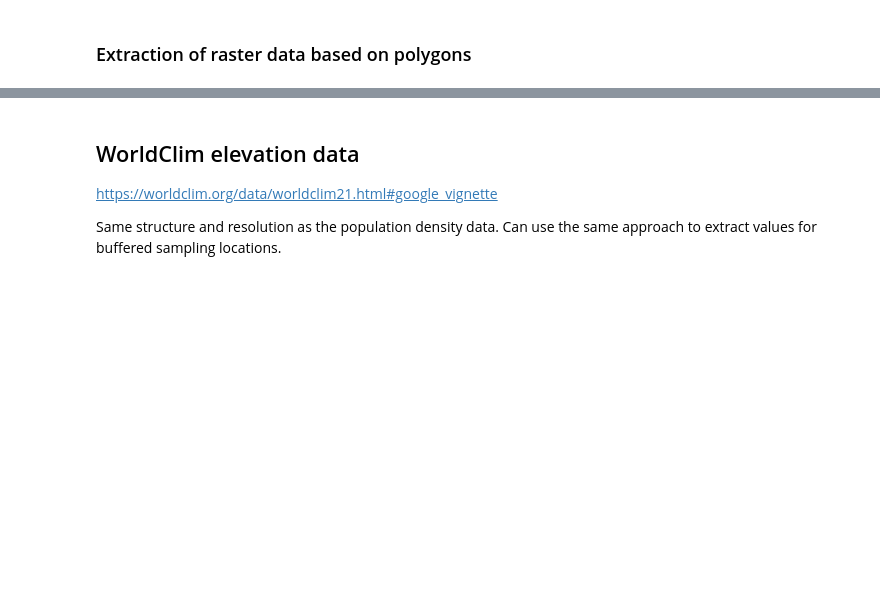
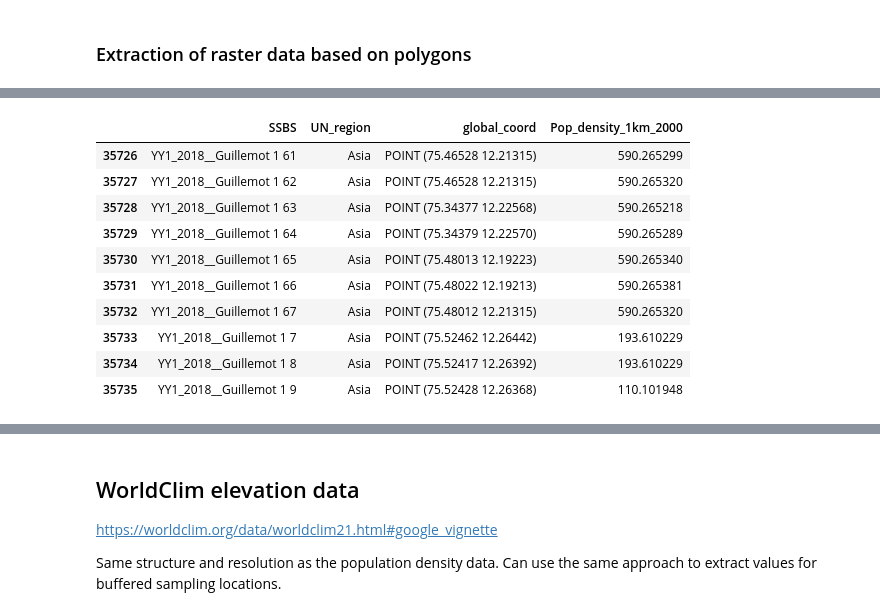
Before and after one commit to j-nystrom/biodiversity-impacts, a Jupyter notebook: notebooks/geodata_processing_v2.ipynb, the cells around one changed output, grey strips where cells are left out. Saved outputs shown, nothing was run; the diff lists cells and outputs as text; code cells hidden in the pictures; blank space fills up the shorter version.

```diff
--- a/notebooks/geodata_processing_v2.ipynb
+++ b/notebooks/geodata_processing_v2.ipynb
@@ -294,0 +375,15 @@ def run_raster_extraction(gdf, polygon_paths, raster_paths, res_col_names):
+# %%
+# Output from pygeoprocessing
+gdf_pop_density.tail(10)
+# %% [output]
+|  | SSBS | UN_region | global_coord | Pop_density_1km_2000 |
+| 35726 | YY1_2018__Guillemot 1 61 | Asia | POINT (75.46528 12.21315) | 590.265299 |
+| 35727 | YY1_2018__Guillemot 1 62 | Asia | POINT (75.46528 12.21315) | 590.265320 |
+| 35728 | YY1_2018__Guillemot 1 63 | Asia | POINT (75.34377 12.22568) | 590.265218 |
+| 35729 | YY1_2018__Guillemot 1 64 | Asia | POINT (75.34379 12.22570) | 590.265289 |
+| 35730 | YY1_2018__Guillemot 1 65 | Asia | POINT (75.48013 12.19223) | 590.265340 |
+| 35731 | YY1_2018__Guillemot 1 66 | Asia | POINT (75.48022 12.19213) | 590.265381 |
+| 35732 | YY1_2018__Guillemot 1 67 | Asia | POINT (75.48012 12.21315) | 590.265320 |
+| 35733 | YY1_2018__Guillemot 1 7 | Asia | POINT (75.52462 12.26442) | 193.610229 |
+| 35734 | YY1_2018__Guillemot 1 8 | Asia | POINT (75.52417 12.26392) | 193.610229 |
+| 35735 | YY1_2018__Guillemot 1 9 | Asia | POINT (75.52428 12.26368) | 110.101948 |
```
Also changed, not shown: parts of 38 cells of this notebook.
